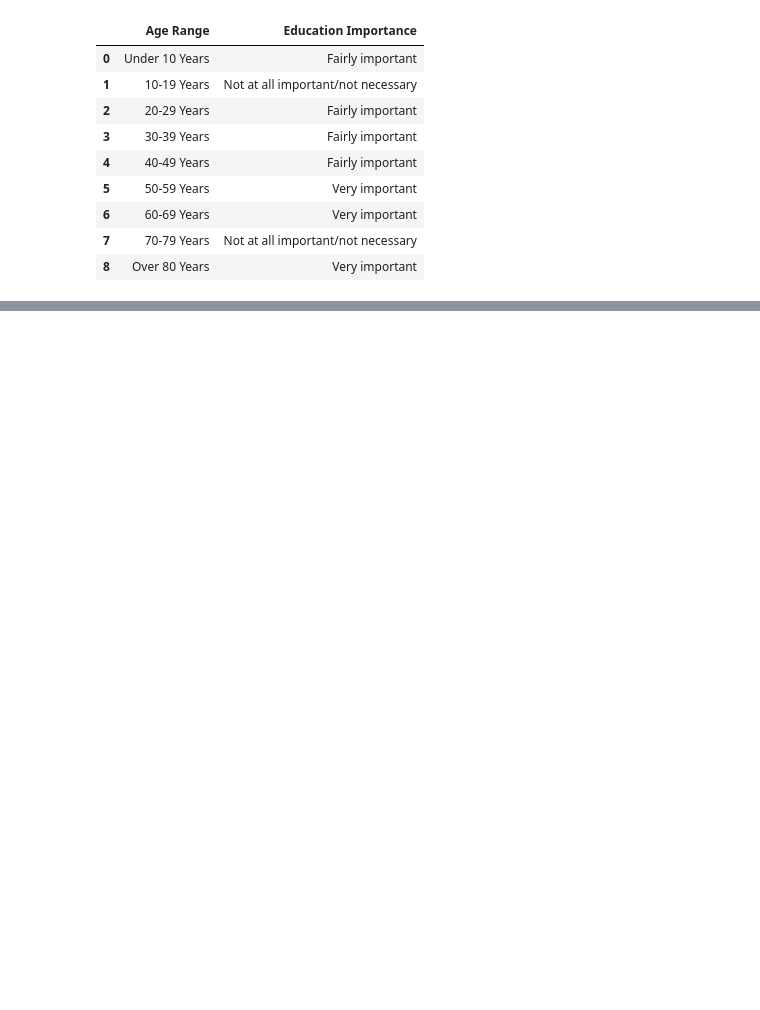
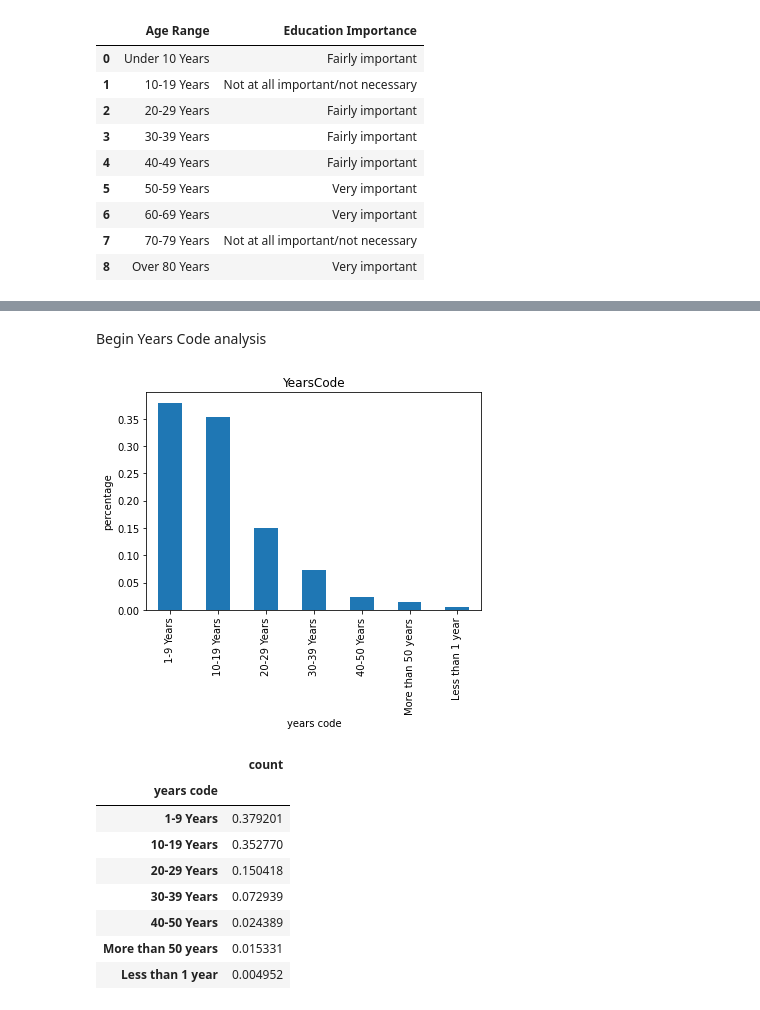
Before and after one commit to jadefreese/pj1-stackoverflow, a Jupyter notebook: formal_edu.ipynb, the cells around one changed output, grey strips where cells are left out. Drawn from its saved outputs; the diff is of its cells as text; code cells hidden in the pictures; blank space fills up the shorter version.

```diff
--- a/formal_edu.ipynb
+++ b/formal_edu.ipynb
@@ -209,0 +314,4 @@ top_ed_impt_resp
+# %%
+gen_1 = gf.percentage_breakdown(df[df['Gender']=='Man'], ed_impt_resp, 'NEWEdImpt', 'Man')
+gen_2 = gf.percentage_breakdown(df[df['Gender']=='Woman'], ed_impt_resp, 'NEWEdImpt', 'Woman')
+gen_3 = gf.percentage_breakdown(df[df['Gender']=='Non-binary, genderqueer, or gender non-conforming'], ed_impt_resp, 'NEWEdImpt', 'Non-binary, genderqueer, or gender non-conforming')
@@ -209,0 +349,35 @@ top_ed_impt_resp
+# %% [markdown]
+Begin Years Code analysis
+# %%
+def yr_bin(yrs):
+    if yrs == 'Less than 1 year' :
+        return 'Less than 1 year'
+    elif yrs in ['1','2','3','4','5','6','7','8','9']:
+        return '1-9 Years'
+    elif yrs in ['10', '11', '12','13','14','15','16','17','18','19']:
+        return '10-19 Years'
+    elif yrs in ['20', '21', '22','23','24','25','26','27','28','29']:
+        return '20-29 Years'
+    elif yrs in ['30', '31', '32','33','34','35','36','37','38','39']:
+        return '30-39 Years'
+    elif yrs in ['40', '41', '42','43','44','45','46','47','48','49', '50']:
+        return '40-50 Years'
+    else:
+        return 'More than 50 years'
+# %%
+yr_code_df = df['YearsCode'].apply(yr_bin).value_counts().reset_index()
+yr_code_df.rename(columns={'index':'years code','YearsCode':'count'}, inplace = True)
+yr_code_df
+df['YearsCode Ranges']=df['YearsCode'].apply(yr_bin)
+gf.bar_plotting(yr_code_df,'YearsCode',plot=True)
+# %% [output]
+[figure, added]
+|  | count |
+| years code |  |
+| 1-9 Years | 0.379201 |
+| 10-19 Years | 0.352770 |
+| 20-29 Years | 0.150418 |
+| 30-39 Years | 0.072939 |
+| 40-50 Years | 0.024389 |
+| More than 50 years | 0.015331 |
+| Less than 1 year | 0.004952 |
```
Also changed, not shown: parts of 36 cells of this notebook.
